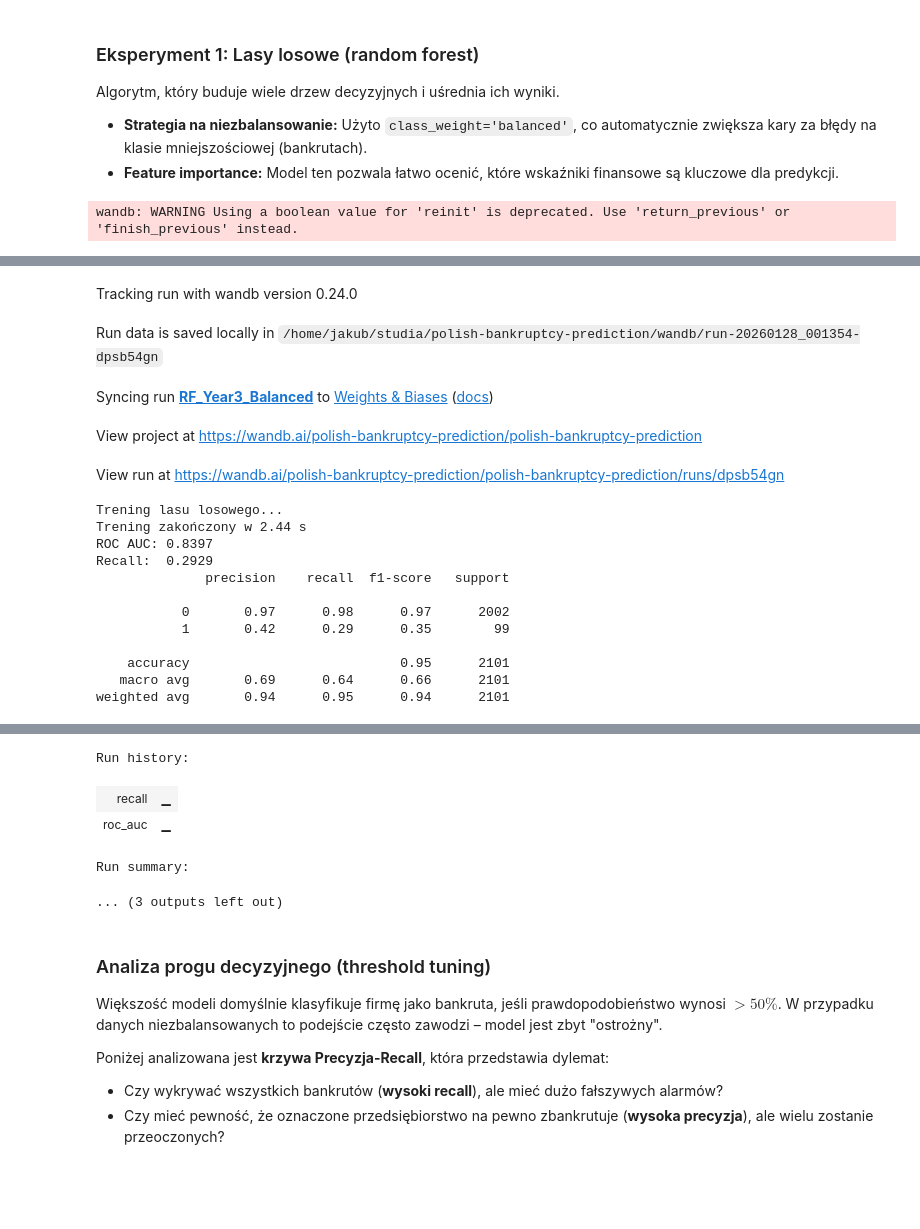
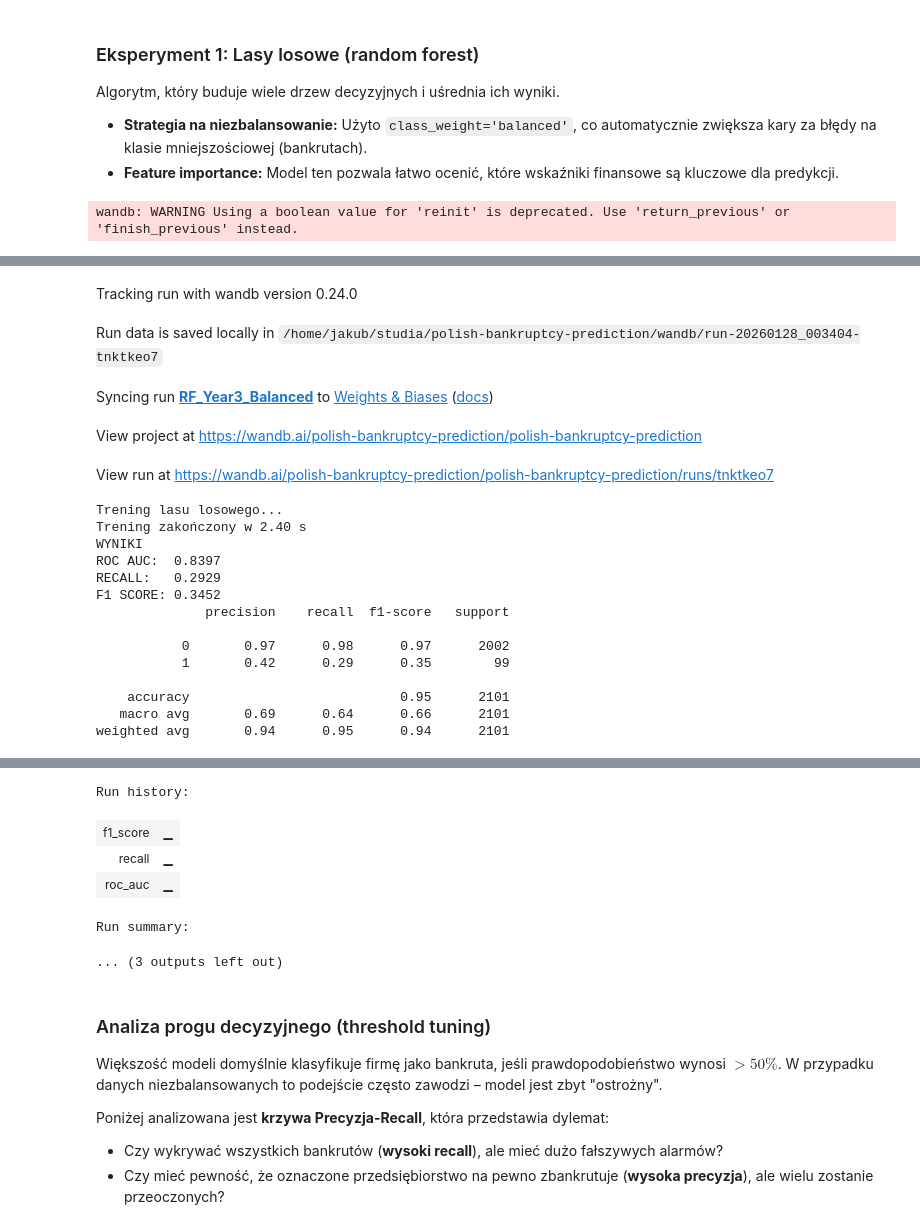
Before and after one commit to scbpls/polish-bankruptcy-prediction, a Jupyter notebook: main.ipynb, the cells around one changed output, grey strips where cells are left out. Drawn from its saved outputs; the diff is of its cells as text; code cells hidden in the pictures; blank space fills up the shorter version.

Commit message:
Add F1-score

```diff
--- a/main.ipynb
+++ b/main.ipynb
@@ -485,9 +485,12 @@ y_proba_rf = rf_model.predict_proba(X_test_scaled)[:, 1]
 
 auc_rf = roc_auc_score(y_test, y_proba_rf)
 recall_rf = recall_score(y_test, y_pred_rf)
+f1_rf = f1_score(y_test, y_pred_rf)
 
-print(f"ROC AUC: {auc_rf:.4f}")
-print(f"Recall:  {recall_rf:.4f}")
+print("WYNIKI")
+print(f"ROC AUC:  {auc_rf:.4f}")
+print(f"RECALL:   {recall_rf:.4f}")
+print(f"F1 SCORE: {f1_rf:.4f}")
 print(classification_report(y_test, y_pred_rf))
 
 # 5. WIZUALIZACJA WAŻNOŚCI CECH
@@ -526,38 +529,42 @@ plt.close()
 
 # 6. LOGOWANIE WYNIKÓW DO WANDB
 wandb.log({
     "roc_auc": auc_rf,
     "recall": recall_rf,
+    "f1_score": f1_rf,
     "confusion_matrix": wandb.plot.confusion_matrix(
         probs=None, y_true=y_test.values, preds=y_pred_rf, class_names=["Zdrowa", "Bankrut"]
     ),
     "roc_curve": wandb.plot.roc_curve(
         y_test.values, rf_model.predict_proba(X_test_scaled), labels=["Zdrowa", "Bankrut"]
     )
 })
 run.finish()
 # %% [output]
 wandb: WARNING Using a boolean value for 'reinit' is deprecated. Use 'return_previous' or 'finish_previous' instead.
 [interactive output not drawn]
 Tracking run with wandb version 0.24.0
-Run data is saved locally in /home/jakub/studia/polish-bankruptcy-prediction/wandb/run-20260128_001354-dpsb54gn
+Run data is saved locally in /home/jakub/studia/polish-bankruptcy-prediction/wandb/run-20260128_003404-tnktkeo7
 Syncing run RF_Year3_Balanced to Weights & Biases (docs)
 View project at https://wandb.ai/polish-bankruptcy-prediction/polish-bankruptcy-prediction
-View run at https://wandb.ai/polish-bankruptcy-prediction/polish-bankruptcy-prediction/runs/dpsb54gn
+View run at https://wandb.ai/polish-bankruptcy-prediction/polish-bankruptcy-prediction/runs/tnktkeo7
 Trening lasu losowego...
-Trening zakończony w 2.44 s
-ROC AUC: 0.8397
-Recall:  0.2929
+Trening zakończony w 2.40 s
+WYNIKI
+ROC AUC:  0.8397
+RECALL:   0.2929
+F1 SCORE: 0.3452
               precision    recall  f1-score   support
 
            0       0.97      0.98      0.97      2002
            1       0.42      0.29      0.35        99
 
     accuracy                           0.95      2101
    macro avg       0.69      0.64      0.66      2101
 weighted avg       0.94      0.95      0.94      2101
 [interactive output not drawn]
 Run history:
+| f1_score | ▁ |
 | recall | ▁ |
 | roc_auc | ▁ |
 Run summary:
```
Also changed, not shown: parts of 3 cells of this notebook.
